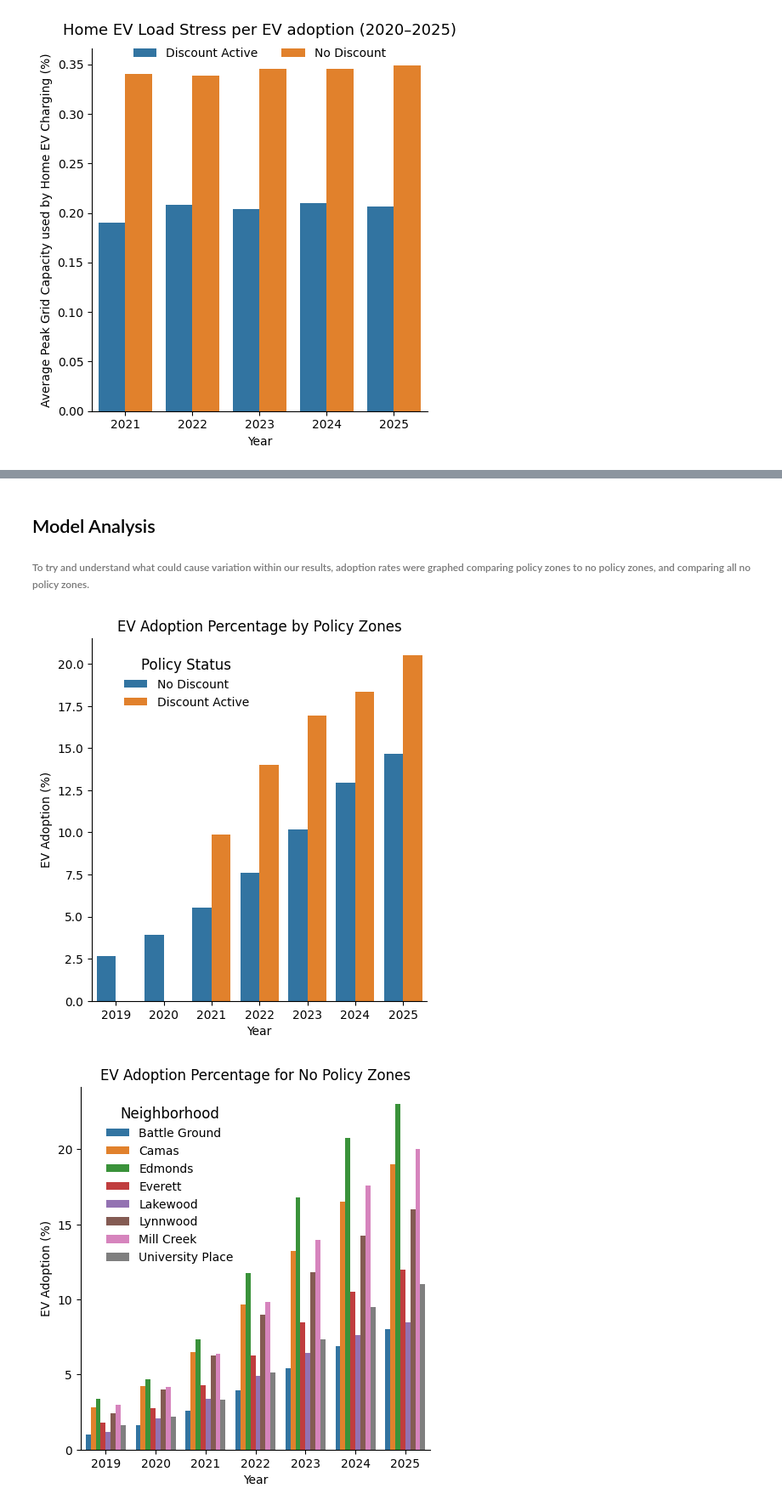
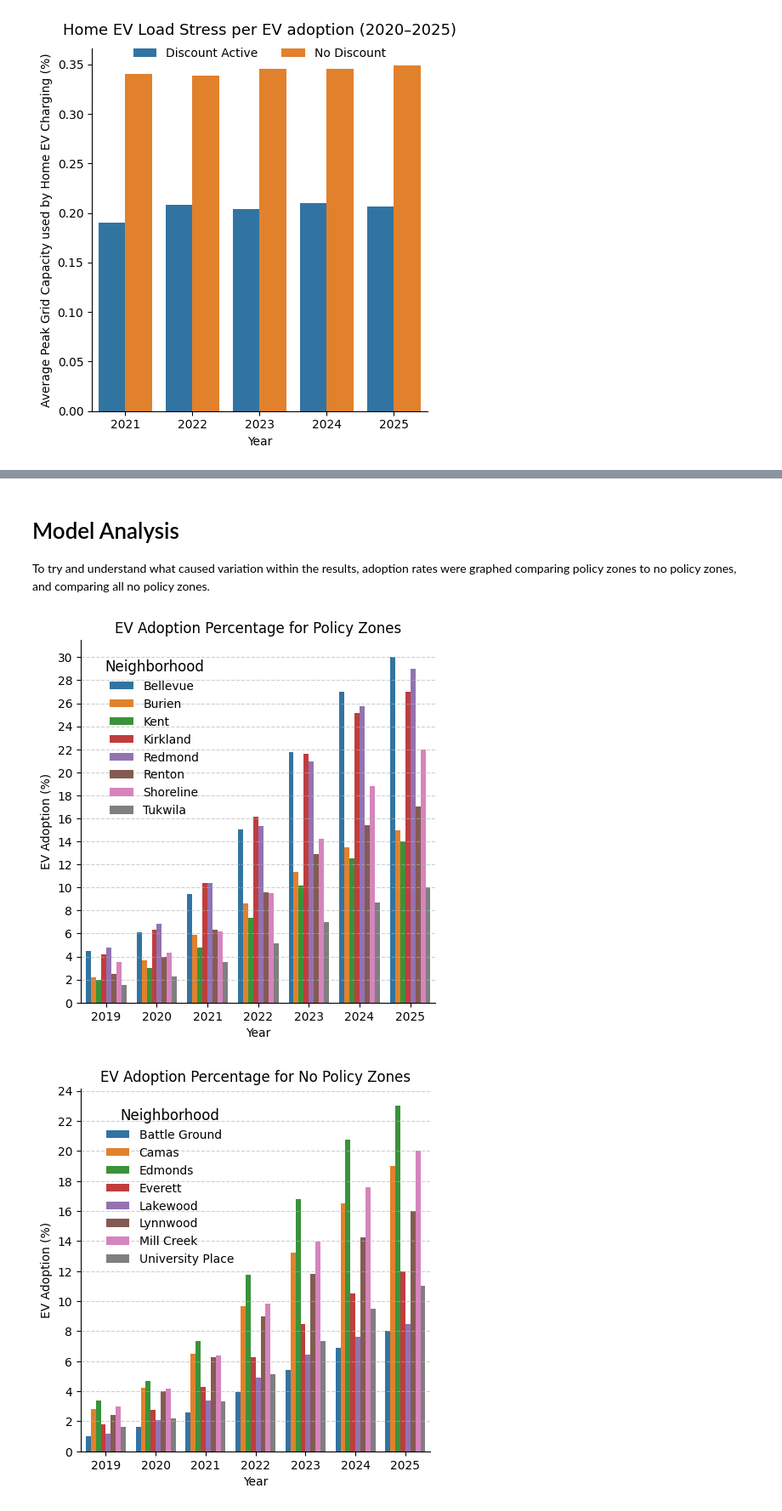
Before and after one commit to shresta-28/TSA_DataScienceandAnalytics, a Jupyter notebook: ev_strain_dataScience_TSA.ipynb, the cells around one changed output, grey strips where cells are left out. Shown at 85% size. Cells and saved outputs as stored; diff of their text form; code cells hidden in the pictures.

```diff
--- a/ev_strain_dataScience_TSA.ipynb
+++ b/ev_strain_dataScience_TSA.ipynb
@@ -276,8 +307,11 @@ from sklearn.metrics import mean_squared_error, r2_score
 from sklearn.model_selection import train_test_split
 import numpy as np
 
+# Changes categorical features to numeric to be able to include in model
 ev_grid_working["Policy_Numeric"] = ev_grid_working["Discount_Active"].map({"Yes": 1, "No": 0})
-ev_grid_working["Time_Block_Numeric"] = ev_grid_working["Time_Block"].map({"Morning": 1, "Afternoon": 2, "Evening_Peak": 3, "Overnight": 4})
+
+evening_data = ev_grid_working[ev_grid_working["Time_Block"] == "Evening_Peak"].copy()
+
 features = [
     "Homes_in_Zone",
     "EV_Share_Pct",
@@ -285,24 +319,28 @@ features = [
     "Avg_Temp_F",
     "Grid_Capacity_MW",
     "Policy_Numeric",
-    "Time_Block_Numeric"
 ]
 target = "Total_Stress_Pct"
 
-X = ev_grid_working[features]
-Y = ev_grid_working[target]
+X = evening_data[features]
+Y = evening_data[target]
 
+# Splits testing and training data to simulate new data and understand model accuracy
 X_train, X_test, Y_train, Y_test = train_test_split(
     X, Y, test_size=0.2, random_state=42
 )
 
+# Uses random_state 42 to ensure reproducibility
 discount_simulation_model = RandomForestRegressor(n_estimators=100, random_state=42)
 discount_simulation_model.fit(X_train, Y_train)
 y_pred = discount_simulation_model.predict(X_test)
 
+# Evaluates accuracy of model
 print(f"Model R² Score: {r2_score(Y_test, y_pred):.3f}")
 print(
     f"Model Root Mean Squared Error (RMSE):"
     f" {np.sqrt(mean_squared_error(Y_test, y_pred)):.3f}%"
 )
+
+print (discount_simulation_model.feature_importances_)
 # %% [output]
@@ -436,24 +482,34 @@ plt.legend()
 # %% [markdown]
-## Model Analysis
-###### To try and understand what could cause variation within our results, adoption rates were graphed comparing policy zones to no policy zones, and comparing all no policy zones.
+# Model Analysis
+To try and understand what caused variation within the results, adoption rates were graphed comparing policy zones to no policy zones, and comparing all no policy zones.
 # %%
-ev_adoption_rates = ev_grid_working.groupby(["Policy_Status", "Year"])["EV_Share_Pct"].mean().reset_index()
-ev_adoption_rates_graph = sns.catplot(ev_adoption_rates, x="Year", y="EV_Share_Pct", hue="Policy_Status", kind="bar")
-ev_adoption_rates_graph.set(title="EV Adoption Percentage by Policy Zones", xlabel="Year", ylabel="EV Adoption (%)")
-sns.move_legend(ev_adoption_rates_graph,  loc="upper right",
-    title="Policy Status",
-    bbox_to_anchor=(0.45, 0.95),
+import matplotlib.ticker as ticker
+
+# Checks EV adoption rates in each policy zone
+ev_adoption_rates_discount = ev_grid_working[ev_grid_working["Zone_Name"].isin(policy_zones)].groupby(["Zone_Name", "Year"])["EV_Share_Pct"].mean().reset_index()
+ev_adoption_rates_discount_graph = sns.catplot(ev_adoption_rates_discount, x="Year", y="EV_Share_Pct", hue="Zone_Name", kind="bar")
+ev_adoption_rates_discount_graph.set(title="EV Adoption Percentage for Policy Zones", xlabel="Year", ylabel="EV Adoption (%)")
+ev_adoption_rates_discount_graph.ax.yaxis.set_major_locator(ticker.MultipleLocator(2))
+ev_adoption_rates_discount_graph.ax.grid(True, linestyle="--", alpha=0.6, axis="y")
+sns.move_legend(ev_adoption_rates_discount_graph,  loc="upper left",
+    title="Neighborhood",
+    bbox_to_anchor=(0.15, 0.95),
     fontsize=10,
     title_fontsize=12)
+plt.savefig("ev_adoption_comparing_policy_graph.png", dpi=300, bbox_inches="tight")
 
+# Checks EV adoption rates in each no policy zone
 ev_adoption_rates_no_discount = ev_grid_working[~ev_grid_working["Zone_Name"].isin(policy_zones)].groupby(["Zone_Name", "Year"])["EV_Share_Pct"].mean().reset_index()
 ev_adoption_rates_no_discount_graph = sns.catplot(ev_adoption_rates_no_discount, x="Year", y="EV_Share_Pct", hue="Zone_Name", kind="bar")
 ev_adoption_rates_no_discount_graph.set(title="EV Adoption Percentage for No Policy Zones", xlabel="Year", ylabel="EV Adoption (%)")
+ev_adoption_rates_no_discount_graph.ax.yaxis.set_major_locator(ticker.MultipleLocator(2))
+ev_adoption_rates_no_discount_graph.ax.grid(True, linestyle="--", alpha=0.6, axis="y")
 sns.move_legend(ev_adoption_rates_no_discount_graph,  loc="upper left",
     title="Neighborhood",
     bbox_to_anchor=(0.15, 0.95),
     fontsize=10,
     title_fontsize=12)
+plt.savefig("ev_adoption_comparing_no_policy_graph.png", dpi=300, bbox_inches="tight")
 # %% [output]
-[figure, old version]
+[figure, new version]
-[figure, old version]
+[figure, new version]
```
Also changed, not shown: parts of 18 cells of this notebook.
